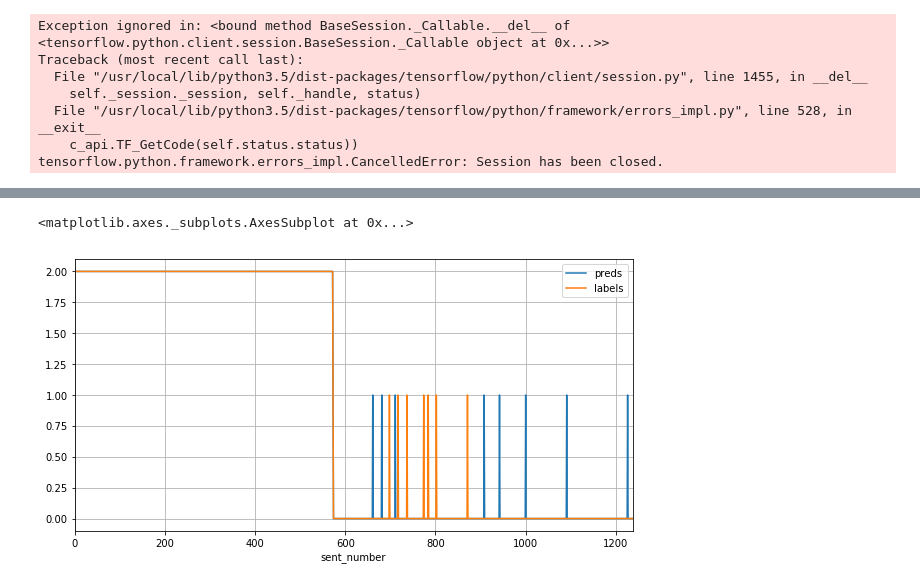
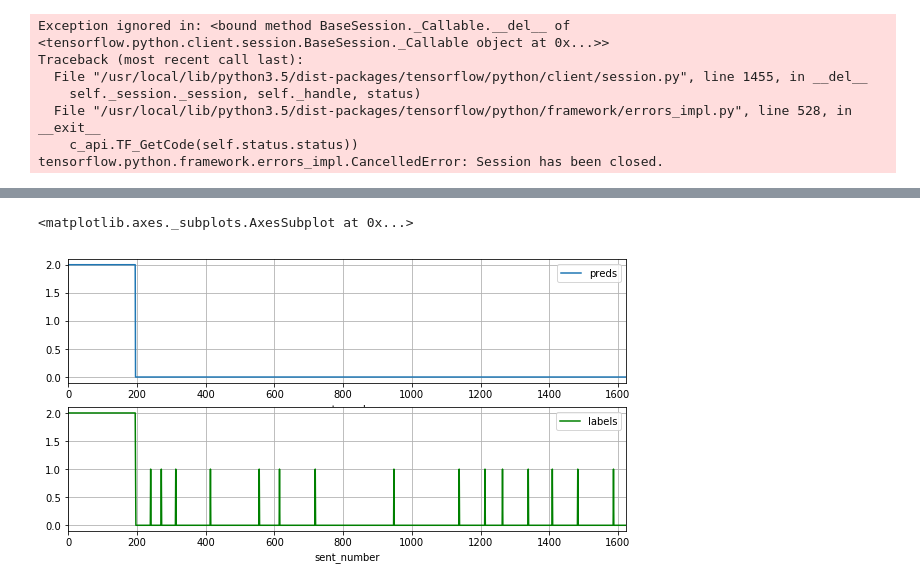
Before and after one commit to bmmidei/SliceCast, a Jupyter notebook: main.ipynb, the cells around one changed output, grey strips where cells are left out. Drawn from its saved outputs; the diff is of its cells as text; code cells hidden in the pictures.

```diff
--- a/main.ipynb
+++ b/main.ipynb
@@ -22,2 +28,2 @@ importing hub
 # %%
-net = SliceNet()
+net = SliceNet(classification=True)
@@ -36,7 +53,7 @@ history = net.train(train_files=train_files,
                     val_files=val_files,
                     batch_size=8,
                     epochs=10,
-                    steps_per_epoch=500,
+                    steps_per_epoch=1000,
                     maxlen=None,
                     save=True)
 # %% [output]
@@ -80,0 +112,7 @@ plt.show()
+# %%
+test_file = val_files[1]
+weights_path = '/home/bmmidei/SliceCast/models/weights_epoch008.h5'
+
+preds, labels = net.predict(test_file=test_file,
+                    num_samples=4,
+                    weights_path=weights_path)
@@ -96,12 +188,17 @@ Traceback (most recent call last):
     c_api.TF_GetCode(self.status.status))
 tensorflow.python.framework.errors_impl.CancelledError: Session has been closed.
 # %%
-preds = np.squeeze(preds)
-labels = np.squeeze(labels)
+np.set_printoptions(suppress=True)
 print(preds.shape)
 print(labels.shape)
-#p = preds[:,:,1]
-preds[:,:,1] = np.add(preds[:,:,1], 0.3)
-p = np.argmax(preds, axis=2)
+preds_mod = preds.copy()
+#print(preds_mod)
+
+preds_mod[:,:,1] = np.add(preds_mod[:,:,1], -1)
+p = np.argmax(preds_mod, axis=2)
 l = np.argmax(labels, axis=2)
+print(preds_mod[1,180:220])
+idx = 1
+listview = np.concatenate([preds_mod, np.expand_dims(l, -1)], axis=2)
+#print(listview[idx])
 # %% [output]
@@ -110,10 +222,13 @@ l = np.argmax(labels, axis=2)
 # %%
 df = pd.DataFrame()
-df['preds'] = p[1]
-df['labels'] = l[1]
+df['preds'] = p[idx,:]
+df['labels'] = l[idx]
 df['sent_number'] = df.index
 
-df.plot(x='sent_number', y=['preds', 'labels'], figsize=(10,5), grid=True)
+fig, axes = plt.subplots(nrows=2, ncols=1)
+
+df.plot(x='sent_number', y='preds', figsize=(10,5), grid=True, ax=axes[0])
+df.plot(x='sent_number', y='labels', figsize=(10,5), grid=True, ax=axes[1], color='green')
 # %% [output]
 <matplotlib.axes._subplots.AxesSubplot at 0x...>
-[figure, old version]
+[figure, new version]
```
Also changed, not shown: parts of 13 cells of this notebook, 2 other files.
